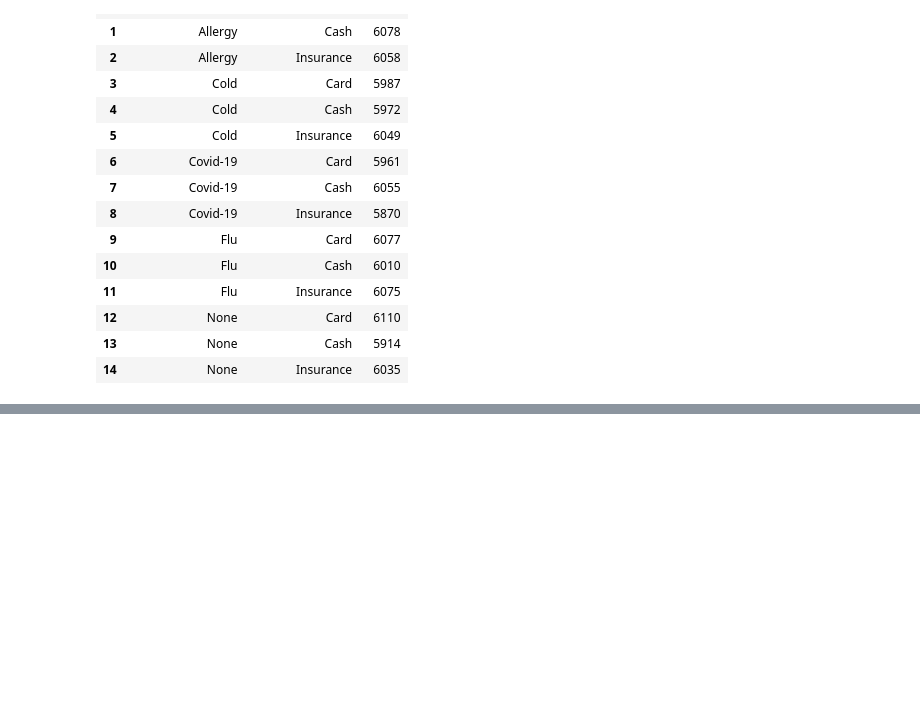
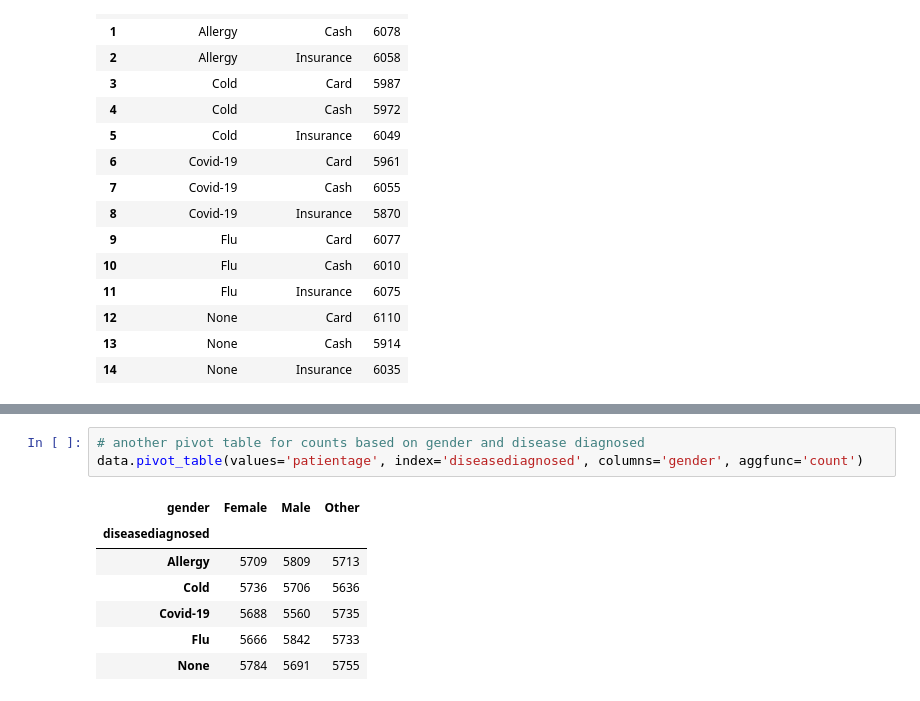
Before and after one commit to Helzheng123/datasci_2_manipulation, a Jupyter notebook: hha507_wk2_assignment.ipynb, the cells around one changed output, grey strips where cells are left out. Saved outputs shown, nothing was run; the diff lists cells and outputs as text; blank space fills up the shorter version.

```diff
--- a/hha507_wk2_assignment.ipynb
+++ b/hha507_wk2_assignment.ipynb
@@ -238,0 +252,11 @@ ways_to_pay
+# %%
+# another pivot table for counts based on gender and disease diagnosed
+data.pivot_table(values='patientage', index='diseasediagnosed', columns='gender', aggfunc='count')
+# %% [output]
+| gender | Female | Male | Other |
+| diseasediagnosed |  |  |  |
+| Allergy | 5709 | 5809 | 5713 |
+| Cold | 5736 | 5706 | 5636 |
+| Covid-19 | 5688 | 5560 | 5735 |
+| Flu | 5666 | 5842 | 5733 |
+| None | 5784 | 5691 | 5755 |
```
Also changed, not shown: parts of 3 cells of this notebook.
